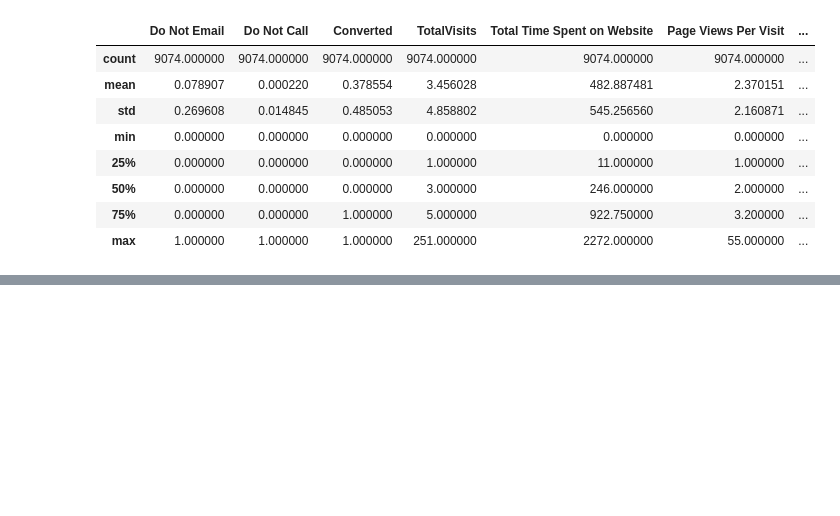
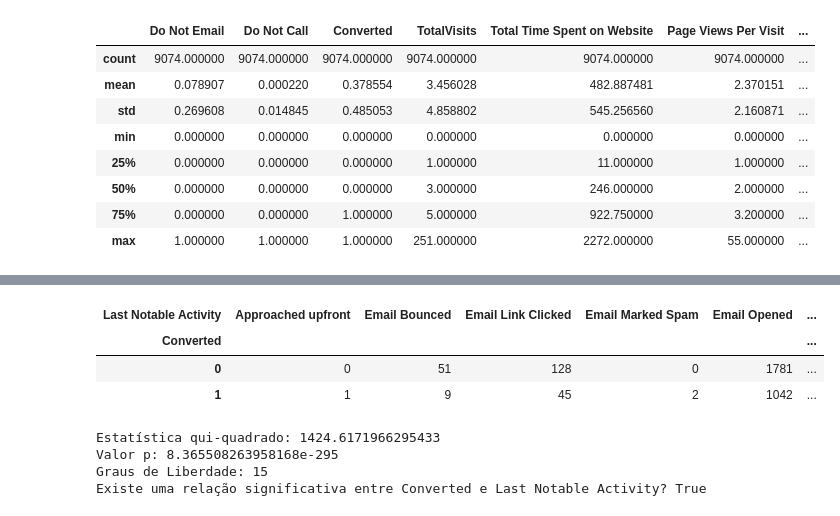
Before and after one commit to danilotavares-dev/bagging-classification-leads, a Jupyter notebook: analise_leads.ipynb, the cells around one changed output, grey strips where cells are left out. Cells and saved outputs as stored; diff of their text form; code cells hidden in the pictures; blank space fills up the shorter version.

```diff
--- a/analise_leads.ipynb
+++ b/analise_leads.ipynb
@@ -174,0 +287,24 @@ df_leads.describe()
+# %%
+# Tabela de Contigẽncia de Converted x Last Notable Activity
+contigency_table_last_notable_activity = pd.crosstab(df_leads['Converted'], df_leads['Last Notable Activity'])
+# %%
+contigency_table_last_notable_activity
+# %% [output]
+| Last Notable Activity | Approached upfront | Email Bounced | Email Link Clicked | Email Marked Spam | Email Opened | ... |
+| Converted |  |  |  |  |  | ... |
+| 0 | 0 | 51 | 128 | 0 | 1781 | ... |
+| 1 | 1 | 9 | 45 | 2 | 1042 | ... |
+# %%
+# Teste de Independência de qui-quadrado
+
+chi2, p, dof, expected = chi2_contingency(contigency_table_last_notable_activity)
+
+print(f'Estatística qui-quadrado: {chi2}')
+print(f'Valor p: {p}')
+print(f'Graus de Liberdade: {dof}')
+print(f'Existe uma relação significativa entre Converted e Last Notable Activity? {p < 0.05}')
+# %% [output]
+Estatística qui-quadrado: 1424.6171966295433
+Valor p: 8.365508263958168e-295
+Graus de Liberdade: 15
+Existe uma relação significativa entre Converted e Last Notable Activity? True
```
Also changed, not shown: parts of 20 cells of this notebook.
